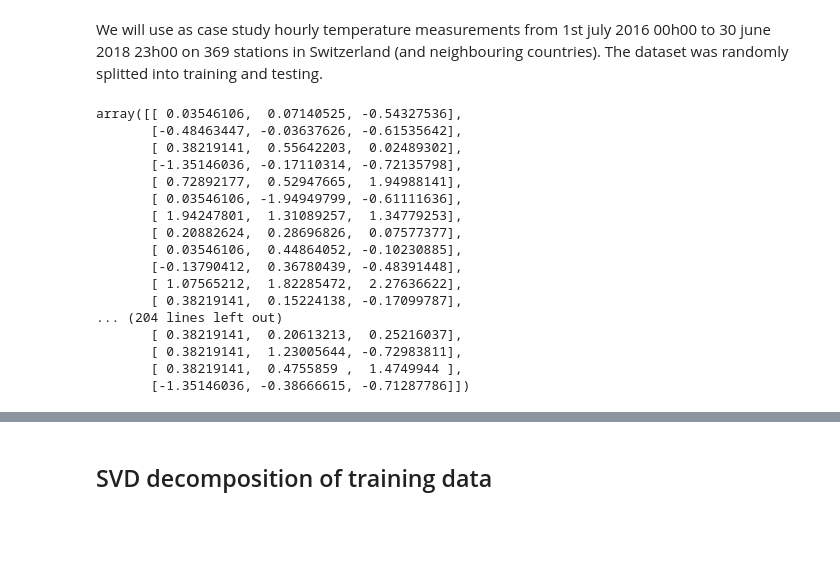
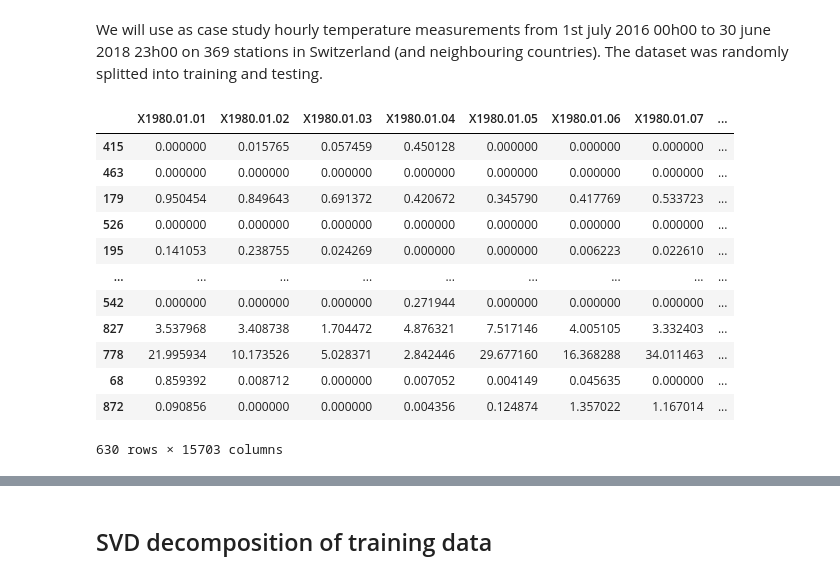
Before and after one commit to Panda0riginal/ST_DeepLearning, a Jupyter notebook: Code/Experiment_TemperatureData.ipynb, the cells around one changed output, grey strips where cells are left out. Saved outputs shown, nothing was run; the diff lists cells and outputs as text; code cells hidden in the pictures; blank space fills up the shorter version.

```diff
--- a/Code/Experiment_TemperatureData.ipynb
+++ b/Code/Experiment_TemperatureData.ipynb
@@ -42,3 +38,19 @@ X_test = pd.read_csv('X_test.txt', index_col=0)
+# %%
+y_train #arreglo de traspuesta (en el informe venia traspuesto)
+# %% [output]
+|  | X1980.01.01 | X1980.01.02 | X1980.01.03 | X1980.01.04 | X1980.01.05 | X1980.01.06 | X1980.01.07 | ... |
+| 415 | 0.000000 | 0.015765 | 0.057459 | 0.450128 | 0.000000 | 0.000000 | 0.000000 | ... |
+| 463 | 0.000000 | 0.000000 | 0.000000 | 0.000000 | 0.000000 | 0.000000 | 0.000000 | ... |
+| 179 | 0.950454 | 0.849643 | 0.691372 | 0.420672 | 0.345790 | 0.417769 | 0.533723 | ... |
+| 526 | 0.000000 | 0.000000 | 0.000000 | 0.000000 | 0.000000 | 0.000000 | 0.000000 | ... |
+| 195 | 0.141053 | 0.238755 | 0.024269 | 0.000000 | 0.000000 | 0.006223 | 0.022610 | ... |
+| ... | ... | ... | ... | ... | ... | ... | ... | ... |
+| 542 | 0.000000 | 0.000000 | 0.000000 | 0.271944 | 0.000000 | 0.000000 | 0.000000 | ... |
+| 827 | 3.537968 | 3.408738 | 1.704472 | 4.876321 | 7.517146 | 4.005105 | 3.332403 | ... |
+| 778 | 21.995934 | 10.173526 | 5.028371 | 2.842446 | 29.677160 | 16.368288 | 34.011463 | ... |
+| 68 | 0.859392 | 0.008712 | 0.000000 | 0.007052 | 0.004149 | 0.045635 | 0.000000 | ... |
+| 872 | 0.090856 | 0.000000 | 0.000000 | 0.004356 | 0.124874 | 1.357022 | 1.167014 | ... |
+630 rows × 15703 columns
 # %%
 # The prediction mesh
 Path_SwissMesh = r'malla_predecir.csv'
@@ -49,20 +61,0 @@ SwissMesh = SwissMesh.reindex(columns=columnsTitles)
-# %%
-X_train
-# %% [output]
-array([[ 0.03546106,  0.07140525, -0.54327536],
-       [-0.48463447, -0.03637626, -0.61535642],
-       [ 0.38219141,  0.55642203,  0.02489302],
-       [-1.35146036, -0.17110314, -0.72135798],
-       [ 0.72892177,  0.52947665,  1.94988141],
-       [ 0.03546106, -1.94949799, -0.61111636],
-       [ 1.94247801,  1.31089257,  1.34779253],
-       [ 0.20882624,  0.28696826,  0.07577377],
-       [ 0.03546106,  0.44864052, -0.10230885],
-       [-0.13790412,  0.36780439, -0.48391448],
-       [ 1.07565212,  1.82285472,  2.27636622],
-       [ 0.38219141,  0.15224138, -0.17099787],
-... (204 lines left out)
-       [ 0.38219141,  0.20613213,  0.25216037],
-       [ 0.38219141,  1.23005644, -0.72983811],
-       [ 0.38219141,  0.4755859 ,  1.4749944 ],
-       [-1.35146036, -0.38666615, -0.71287786]])
```
Also changed, not shown: parts of 17 cells of this notebook.
